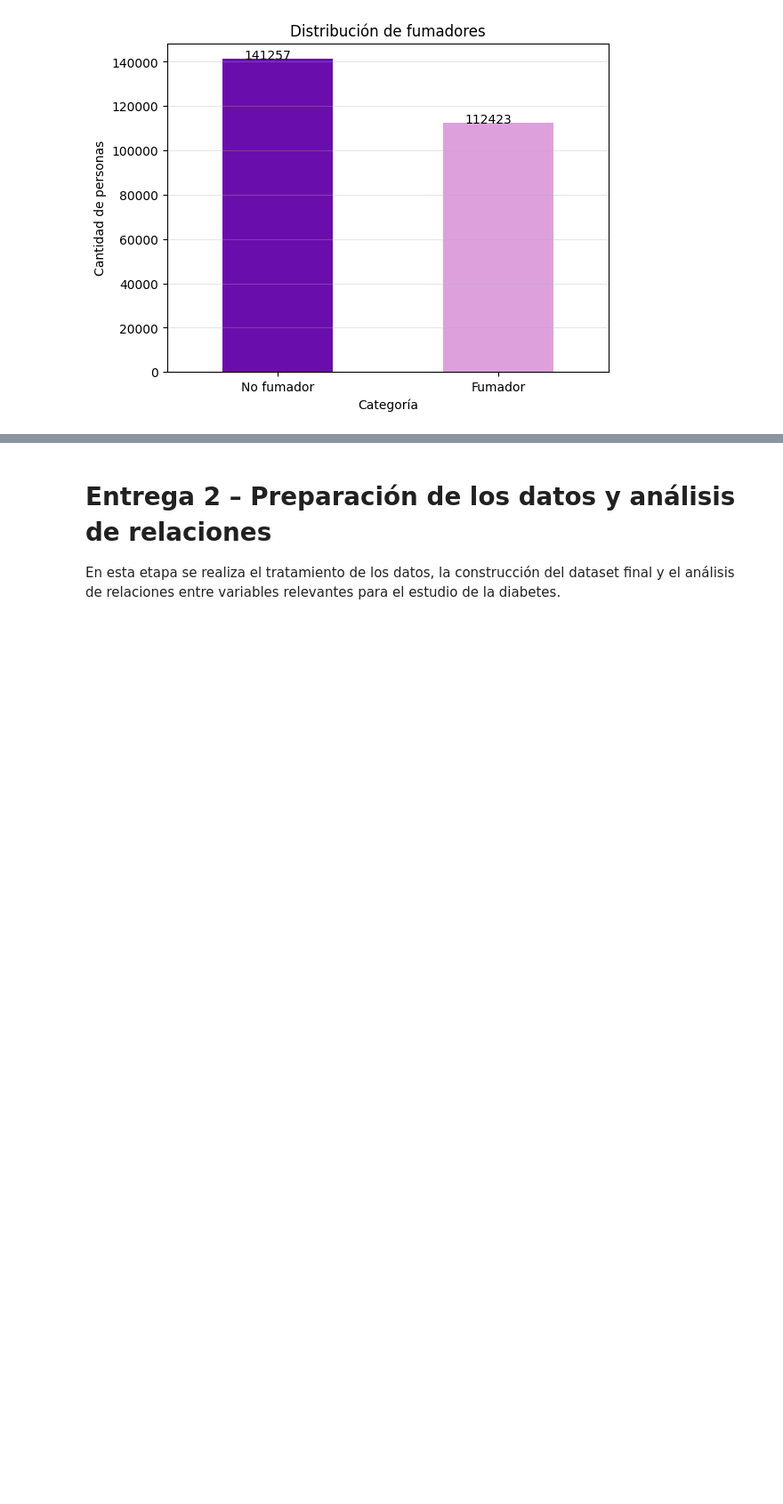
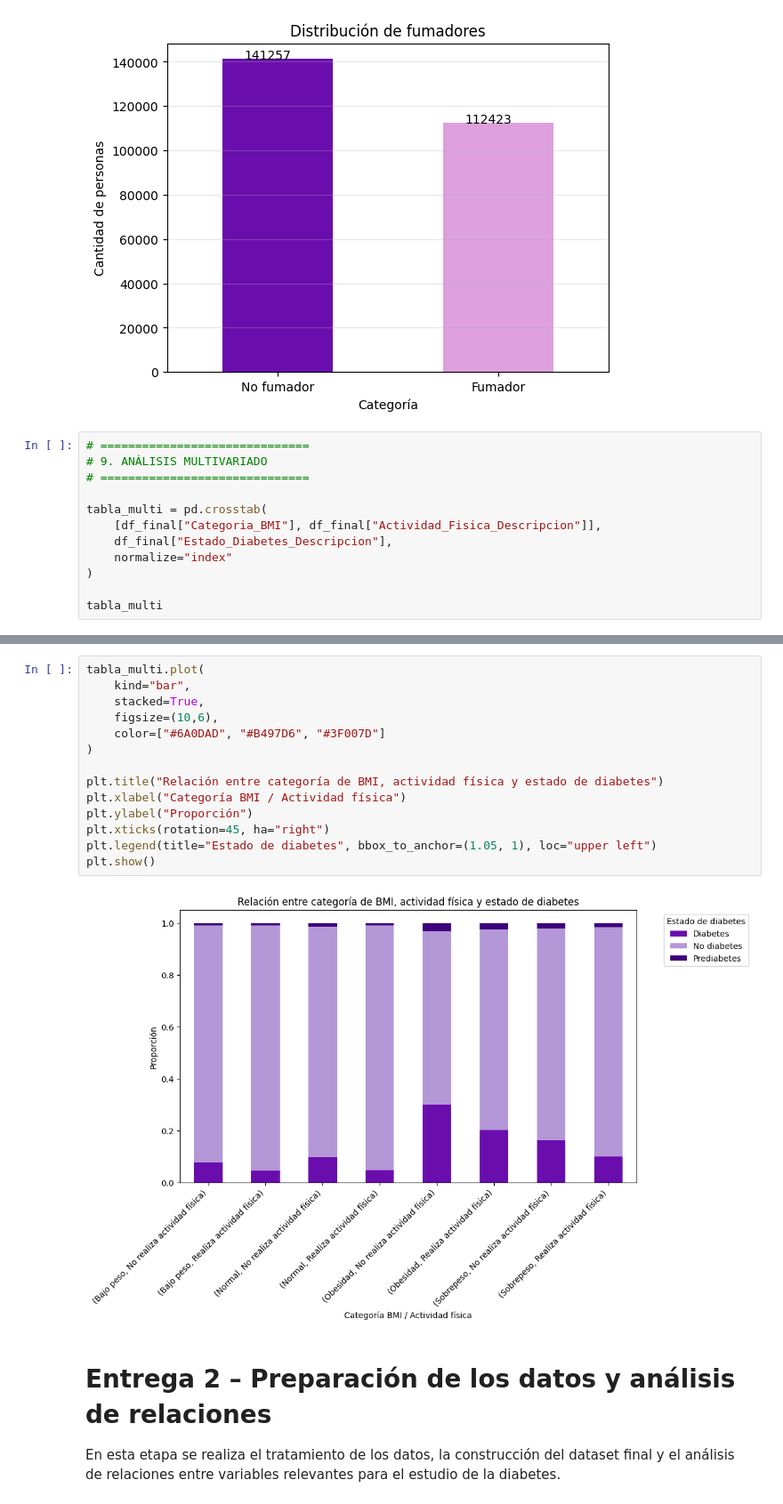
Before and after one commit to emirobles/ISPC-Mineria_de_datos-2026, a Jupyter notebook: Analisis_Diabetes.ipynb, the cells around one changed output, grey strips where cells are left out. Shown at 89% size. Cells and saved outputs as stored; diff of their text form; blank space fills up the shorter version.

```diff
--- a/Analisis_Diabetes.ipynb
+++ b/Analisis_Diabetes.ipynb
@@ -221,3 +221,15 @@ for i in ax.patches:
 plt.show()
 # %% [output]
 [figure]
+# %%
+# ==============================
+# 9. ANÁLISIS MULTIVARIADO
+# ==============================
+
+tabla_multi = pd.crosstab(
+    [df_final["Categoria_BMI"], df_final["Actividad_Fisica_Descripcion"]],
+    df_final["Estado_Diabetes_Descripcion"],
+    normalize="index"
+)
+
+tabla_multi
@@ -224,3 +247,19 @@ plt.show()
+# %%
+tabla_multi.plot(
+    kind="bar",
+    stacked=True,
+    figsize=(10,6),
+    color=["#6A0DAD", "#B497D6", "#3F007D"]
+)
+
+plt.title("Relación entre categoría de BMI, actividad física y estado de diabetes")
+plt.xlabel("Categoría BMI / Actividad física")
+plt.ylabel("Proporción")
+plt.xticks(rotation=45, ha="right")
+plt.legend(title="Estado de diabetes", bbox_to_anchor=(1.05, 1), loc="upper left")
+plt.show()
+# %% [output]
+[figure, added]
 # %% [markdown]
 # Entrega 2 – Preparación de los datos y análisis de relaciones
 
```
Also changed, not shown: parts of 1 cell of this notebook.
